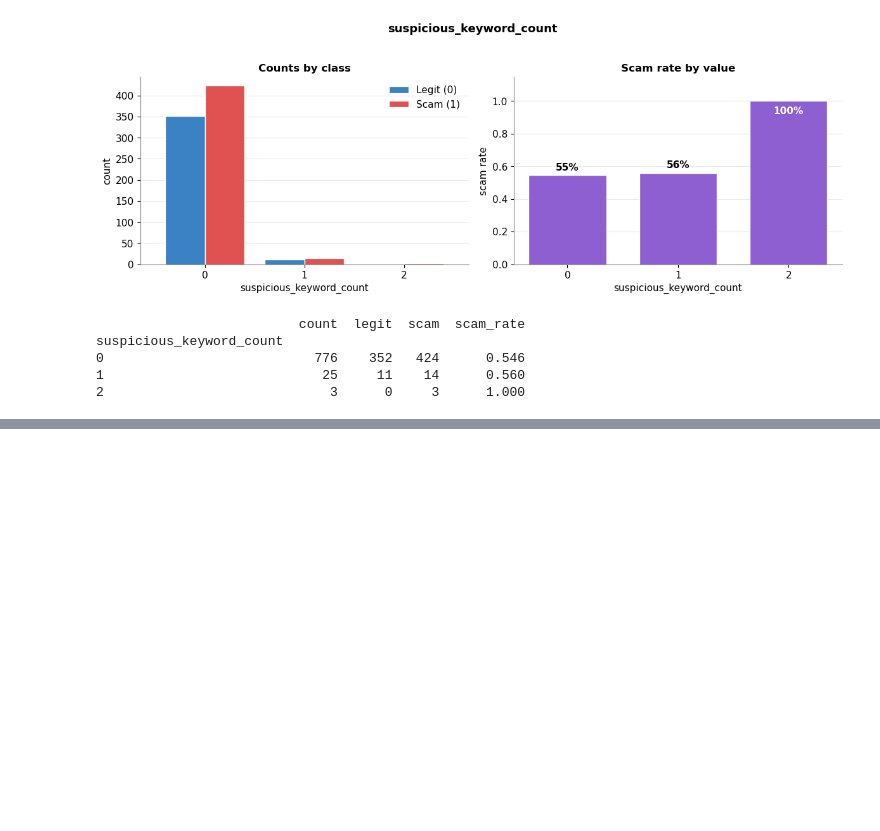
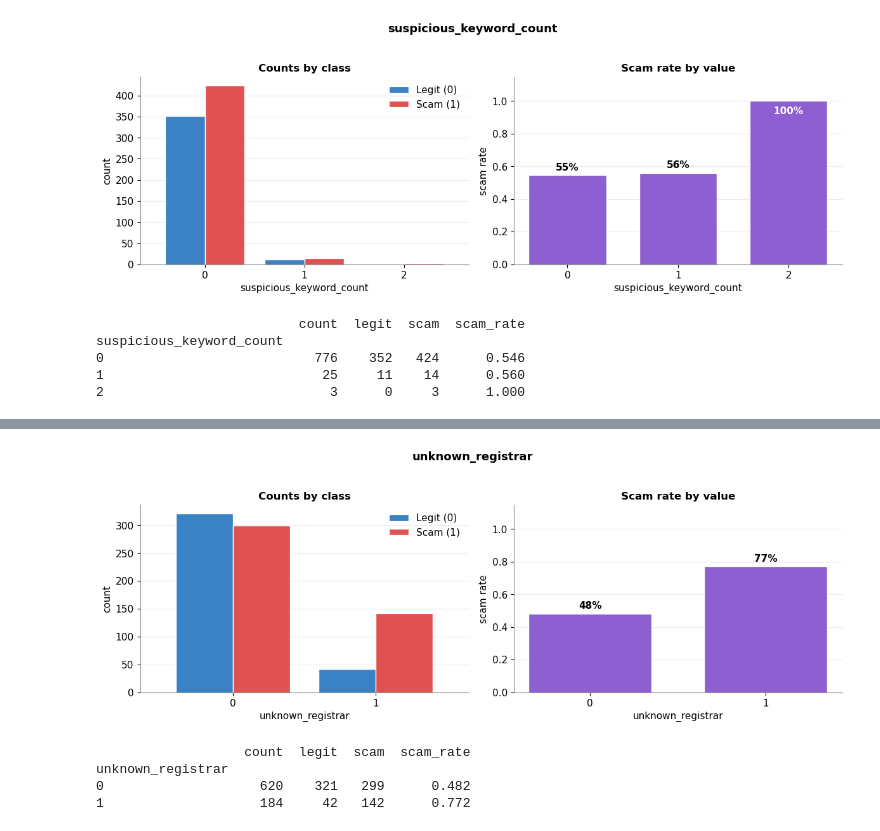
Before and after one commit to Syed-Margub/fraudulent-donation-link-detection-using-ai, a Jupyter notebook: notebooks/feature_visualization.ipynb, the cells around one changed output, grey strips where cells are left out. Saved outputs shown, nothing was run; the diff lists cells and outputs as text; code cells hidden in the pictures; blank space fills up the shorter version.

```diff
--- a/notebooks/feature_visualization.ipynb
+++ b/notebooks/feature_visualization.ipynb
@@ -330,0 +429,14 @@ suspicious_keyword_count
+# %%
+plot_discrete(df, "unknown_registrar")
+
+value_summary(df, "unknown_registrar").to_csv(f"{OUT}/unknown_registrar_summary.csv")
+print(value_summary(df, "unknown_registrar"))
+
+df[df.unknown_registrar == 1][["url","label"]].to_csv(f"{OUT}/registrar_unknown.csv", index=False)
+df[df.unknown_registrar == 0][["url","label"]].to_csv(f"{OUT}/registrar_known.csv",   index=False)
+# %% [output]
+[figure, added]
+                   count  legit  scam  scam_rate
+unknown_registrar
+0                    620    321   299      0.482
+1                    184     42   142      0.772
```
Also changed, not shown: parts of 23 cells of this notebook, 28 other files.
